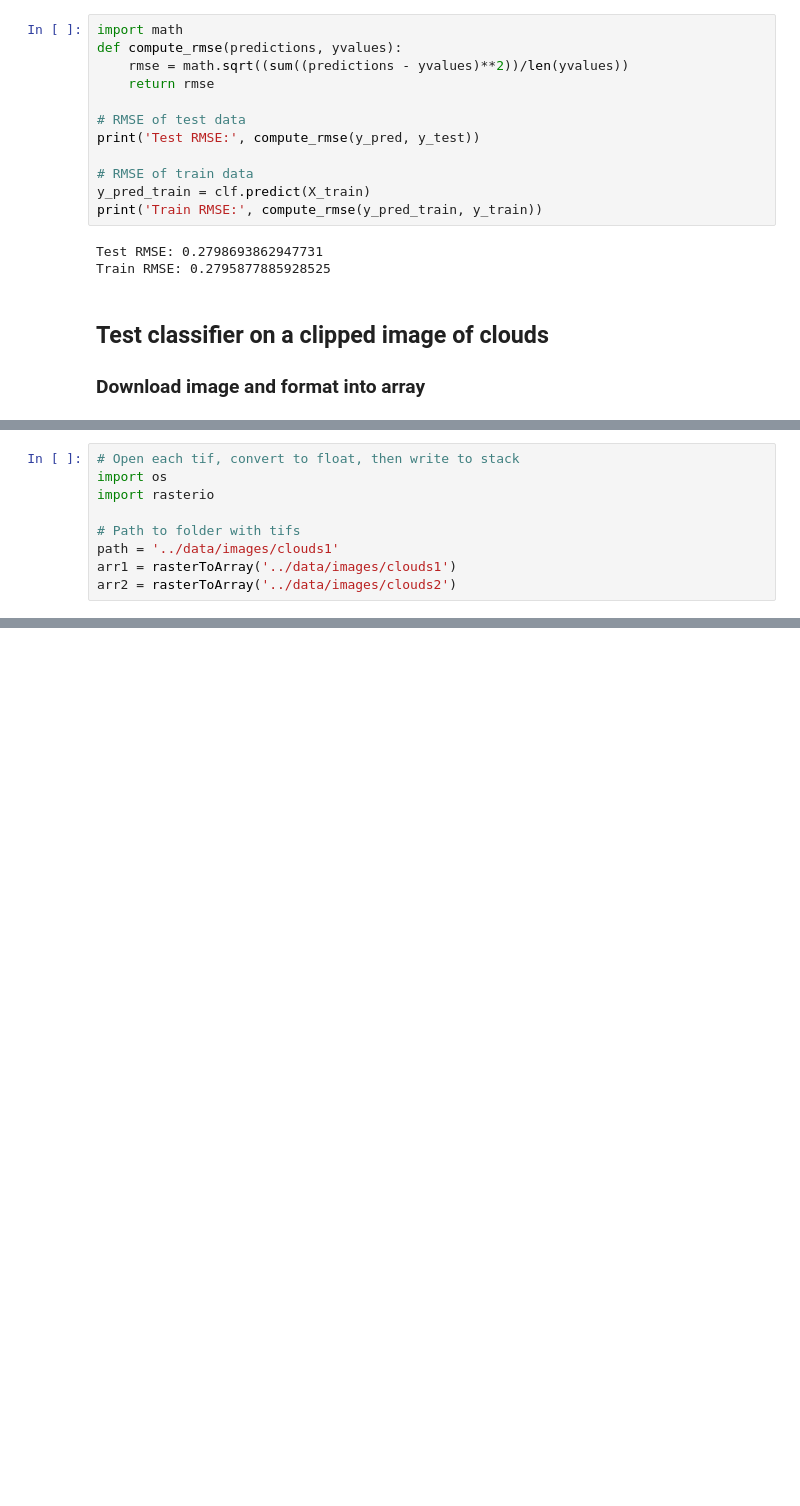
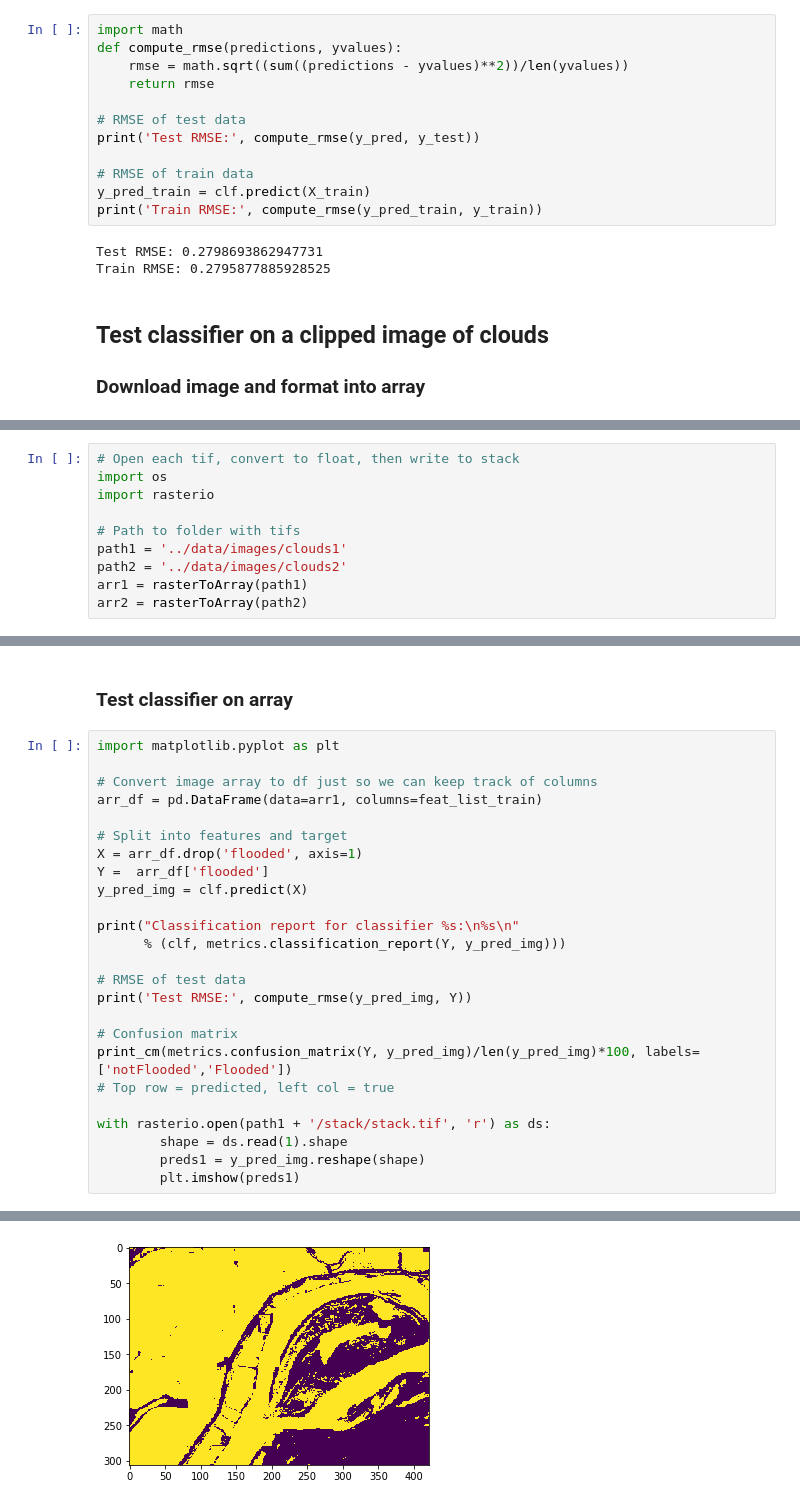
Before and after one commit to ianpdavies/cloudy_flood_prediction, a Jupyter notebook: notebooks/classifier_training.ipynb, the cells around one changed output, grey strips where cells are left out. Saved outputs shown, nothing was run; the diff lists cells and outputs as text; blank space fills up the shorter version.

Commit message:
Created images of false preds

```diff
--- a/notebooks/classifier_training.ipynb
+++ b/notebooks/classifier_training.ipynb
@@ -344,6 +324,7 @@ import os
 import rasterio
 
 # Path to folder with tifs
-path = '../data/images/clouds1'
-arr1 = rasterToArray('../data/images/clouds1')
-arr2 = rasterToArray('../data/images/clouds2')
+path1 = '../data/images/clouds1'
+path2 = '../data/images/clouds2'
+arr1 = rasterToArray(path1)
+arr2 = rasterToArray(path2)
@@ -349,0 +366,28 @@ arr2 = rasterToArray('../data/images/clouds2')
+# %% [markdown]
+### Test classifier on array
+# %%
+import matplotlib.pyplot as plt
+
+# Convert image array to df just so we can keep track of columns
+arr_df = pd.DataFrame(data=arr1, columns=feat_list_train)
+
+# Split into features and target
+X = arr_df.drop('flooded', axis=1)
+Y =  arr_df['flooded']
+y_pred_img = clf.predict(X)
+
+print("Classification report for classifier %s:\n%s\n"
+      % (clf, metrics.classification_report(Y, y_pred_img)))
+
+# RMSE of test data
+print('Test RMSE:', compute_rmse(y_pred_img, Y))
+
+# Confusion matrix
+print_cm(metrics.confusion_matrix(Y, y_pred_img)/len(y_pred_img)*100, labels=['notFlooded','Flooded'])
+# Top row = predicted, left col = true
+
+with rasterio.open(path1 + '/stack/stack.tif', 'r') as ds:
+        shape = ds.read(1).shape
+        preds1 = y_pred_img.reshape(shape)
+        plt.imshow(preds1)
+# %% [output]
@@ -349,0 +409 @@ arr2 = rasterToArray('../data/images/clouds2')
+[figure, added]
```
Also changed, not shown: parts of 12 cells of this notebook.
